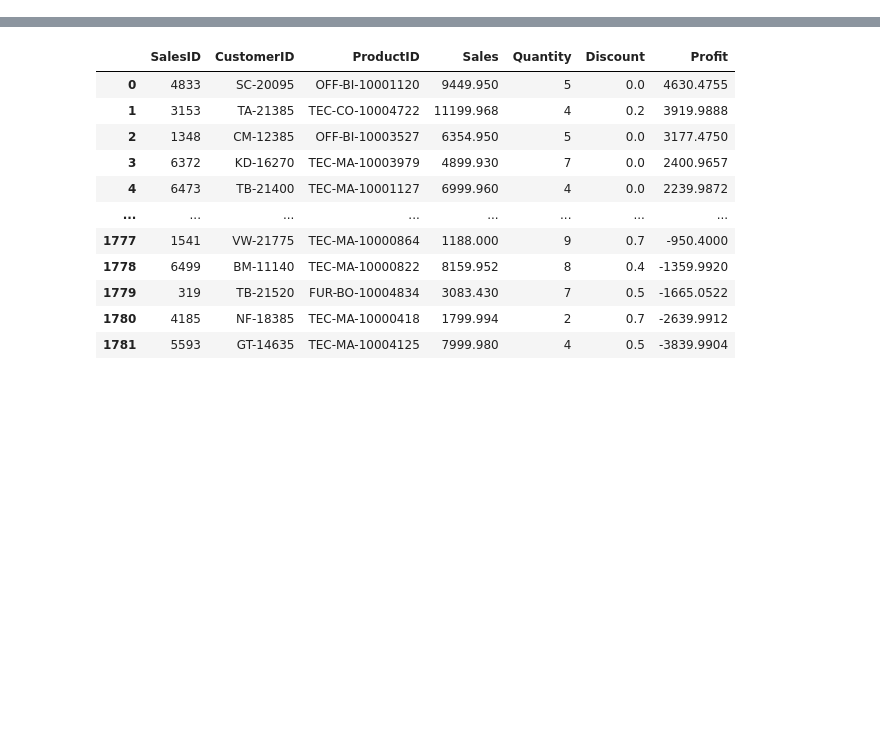
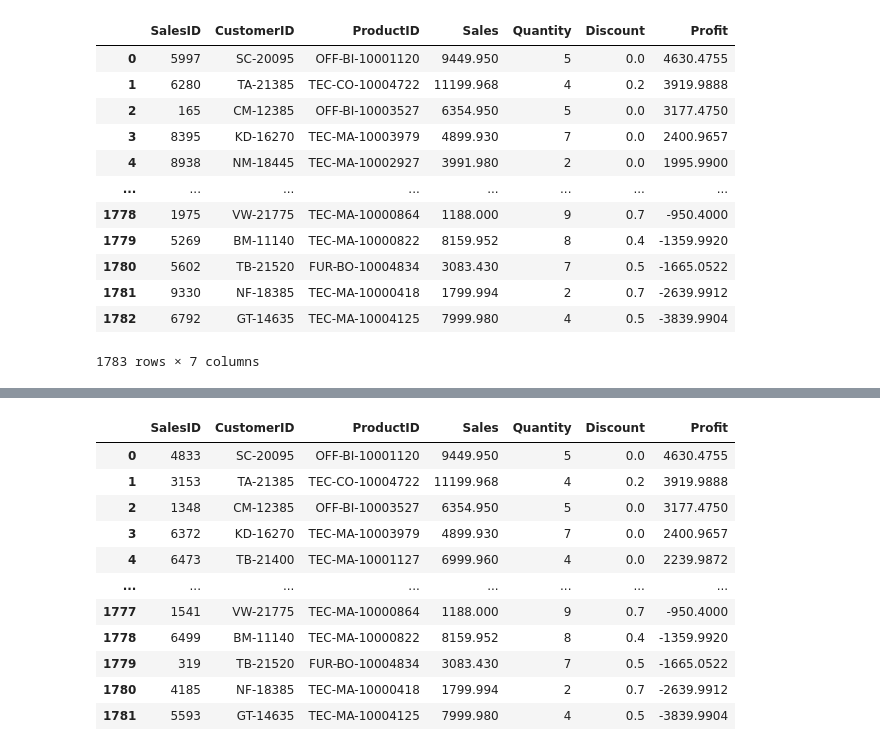
Before and after one commit to annaszcz/Project-5, a Jupyter notebook: project5_EDA.ipynb, the cells around one changed output, grey strips where cells are left out. Saved outputs shown, nothing was run; the diff lists cells and outputs as text; code cells hidden in the pictures; blank space fills up the shorter version.

```diff
--- a/project5_EDA.ipynb
+++ b/project5_EDA.ipynb
@@ -6,0 +83,17 @@ connector = sqlite3.connect('/Users/annaszczepara/Desktop/Code Academy/Project 5
+# %%
+# Are they the 3 most profitable products as well?
+pd.read_sql("Select * from Sales group by ProductID order by Profit DESC", connector)
+# %% [output]
+|  | SalesID | CustomerID | ProductID | Sales | Quantity | Discount | Profit |
+| 0 | 5997 | SC-20095 | OFF-BI-10001120 | 9449.950 | 5 | 0.0 | 4630.4755 |
+| 1 | 6280 | TA-21385 | TEC-CO-10004722 | 11199.968 | 4 | 0.2 | 3919.9888 |
+| 2 | 165 | CM-12385 | OFF-BI-10003527 | 6354.950 | 5 | 0.0 | 3177.4750 |
+| 3 | 8395 | KD-16270 | TEC-MA-10003979 | 4899.930 | 7 | 0.0 | 2400.9657 |
+| 4 | 8938 | NM-18445 | TEC-MA-10002927 | 3991.980 | 2 | 0.0 | 1995.9900 |
+| ... | ... | ... | ... | ... | ... | ... | ... |
+| 1778 | 1975 | VW-21775 | TEC-MA-10000864 | 1188.000 | 9 | 0.7 | -950.4000 |
+| 1779 | 5269 | BM-11140 | TEC-MA-10000822 | 8159.952 | 8 | 0.4 | -1359.9920 |
+| 1780 | 5602 | TB-21520 | FUR-BO-10004834 | 3083.430 | 7 | 0.5 | -1665.0522 |
+| 1781 | 9330 | NF-18385 | TEC-MA-10000418 | 1799.994 | 2 | 0.7 | -2639.9912 |
+| 1782 | 6792 | GT-14635 | TEC-MA-10004125 | 7999.980 | 4 | 0.5 | -3839.9904 |
+1783 rows × 7 columns
```
Also changed, not shown: parts of 8 cells of this notebook, 6 other files.
